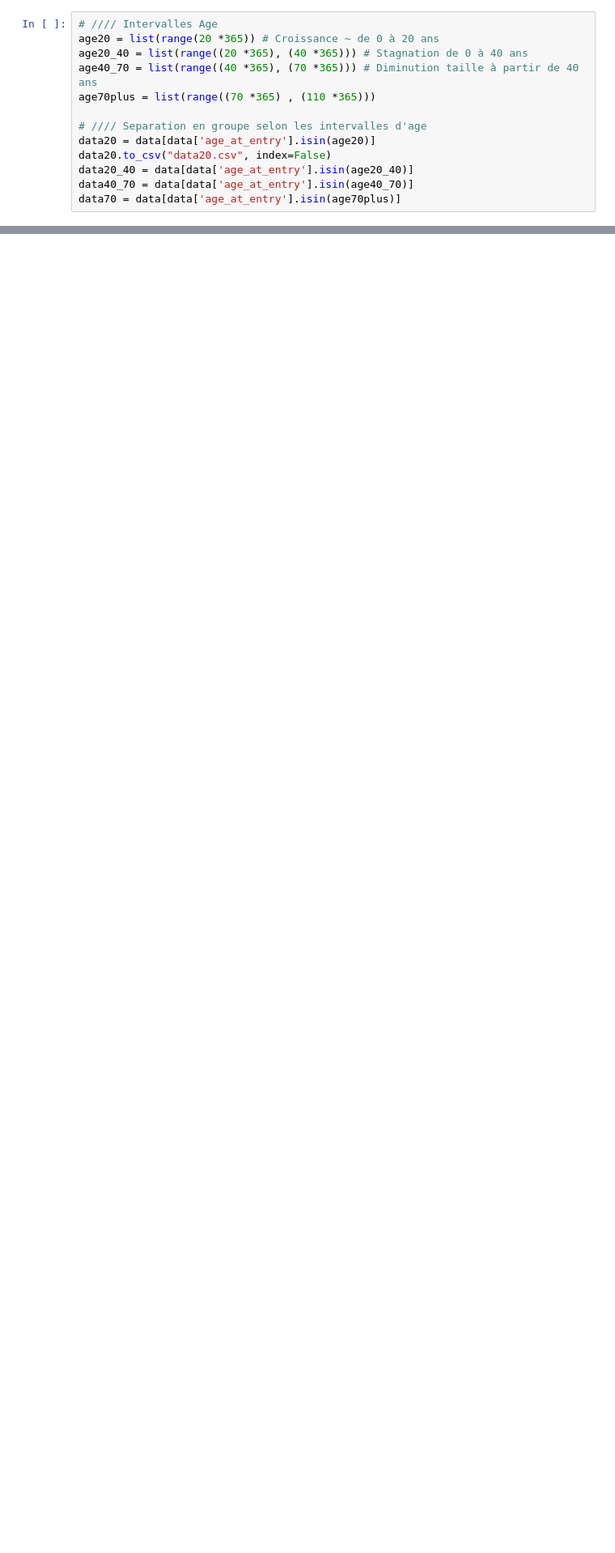
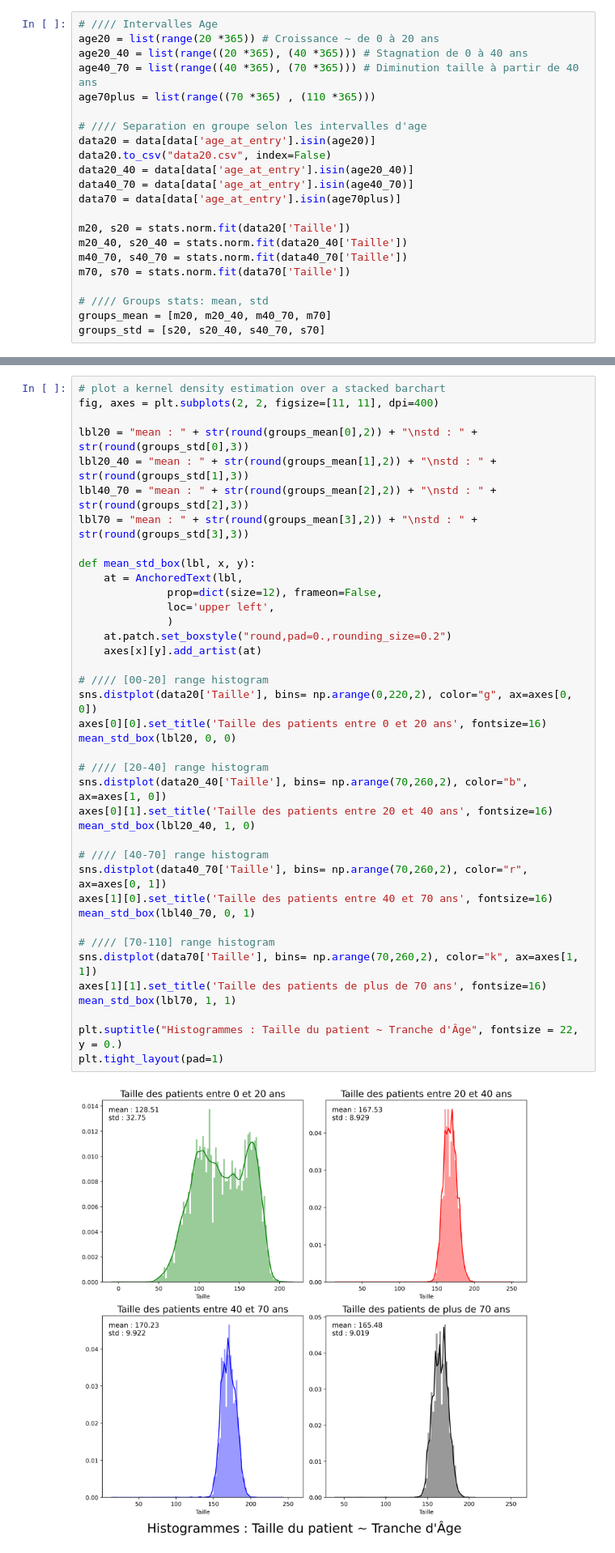
Before and after one commit to ldancelme/clb_notebooks, a Jupyter notebook: groups_taille.ipynb, the cells around one changed output, grey strips where cells are left out. Shown: that part at 81% size. Drawn from its saved outputs; the diff is of its cells as text; blank space fills up the shorter version.

Commit message:
sns remplace plt : distplot au lieu de hist

```diff
--- a/groups_taille.ipynb
+++ b/groups_taille.ipynb
@@ -29,6 +31,15 @@ data20.to_csv("data20.csv", index=False)
 data20_40 = data[data['age_at_entry'].isin(age20_40)]
 data40_70 = data[data['age_at_entry'].isin(age40_70)]
 data70 = data[data['age_at_entry'].isin(age70plus)]
+
+m20, s20 = stats.norm.fit(data20['Taille'])
+m20_40, s20_40 = stats.norm.fit(data20_40['Taille'])
+m40_70, s40_70 = stats.norm.fit(data40_70['Taille'])
+m70, s70 = stats.norm.fit(data70['Taille'])
+
+# //// Groups stats: mean, std
+groups_mean = [m20, m20_40, m40_70, m70]
+groups_std = [s20, s20_40, s40_70, s70]
 # %% [markdown]
 Distribution des patients dans les différents groupes
 
@@ -131,3 +113,44 @@ Text(0.5, 0.95, "Histogrammes : Taille du patient ~ Tranche d'Âge")
+# %%
+# plot a kernel density estimation over a stacked barchart
+fig, axes = plt.subplots(2, 2, figsize=[11, 11], dpi=400)
+
+lbl20 = "mean : " + str(round(groups_mean[0],2)) + "\nstd : " + str(round(groups_std[0],3))
+lbl20_40 = "mean : " + str(round(groups_mean[1],2)) + "\nstd : " + str(round(groups_std[1],3))
+lbl40_70 = "mean : " + str(round(groups_mean[2],2)) + "\nstd : " + str(round(groups_std[2],3))
+lbl70 = "mean : " + str(round(groups_mean[3],2)) + "\nstd : " + str(round(groups_std[3],3))
+
+def mean_std_box(lbl, x, y):
+    at = AnchoredText(lbl,
+              prop=dict(size=12), frameon=False,
+              loc='upper left',
+              )
+    at.patch.set_boxstyle("round,pad=0.,rounding_size=0.2")
+    axes[x][y].add_artist(at)
+
+# //// [00-20] range histogram
+sns.distplot(data20['Taille'], bins= np.arange(0,220,2), color="g", ax=axes[0, 0])
+axes[0][0].set_title('Taille des patients entre 0 et 20 ans', fontsize=16)
+mean_std_box(lbl20, 0, 0)
+
+# //// [20-40] range histogram
+sns.distplot(data20_40['Taille'], bins= np.arange(70,260,2), color="b", ax=axes[1, 0])
+axes[0][1].set_title('Taille des patients entre 20 et 40 ans', fontsize=16)
+mean_std_box(lbl20_40, 1, 0)
+
+# //// [40-70] range histogram
+sns.distplot(data40_70['Taille'], bins= np.arange(70,260,2), color="r", ax=axes[0, 1])
+axes[1][0].set_title('Taille des patients entre 40 et 70 ans', fontsize=16)
+mean_std_box(lbl40_70, 0, 1)
+
+# //// [70-110] range histogram
+sns.distplot(data70['Taille'], bins= np.arange(70,260,2), color="k", ax=axes[1, 1])
+axes[1][1].set_title('Taille des patients de plus de 70 ans', fontsize=16)
+mean_std_box(lbl70, 1, 1)
+
+plt.suptitle("Histogrammes : Taille du patient ~ Tranche d'Âge", fontsize = 22, y = 0.)
+plt.tight_layout(pad=1)
+# %% [output]
+[figure, added]
 # %%
 stop = timeit.default_timer()
 print()
```
Also changed, not shown: parts of 5 cells of this notebook.
